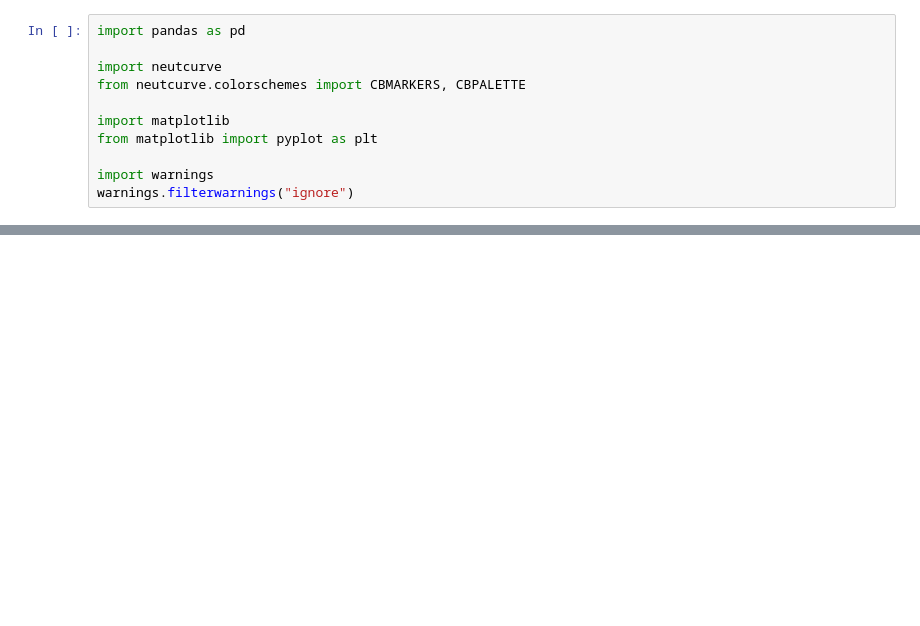
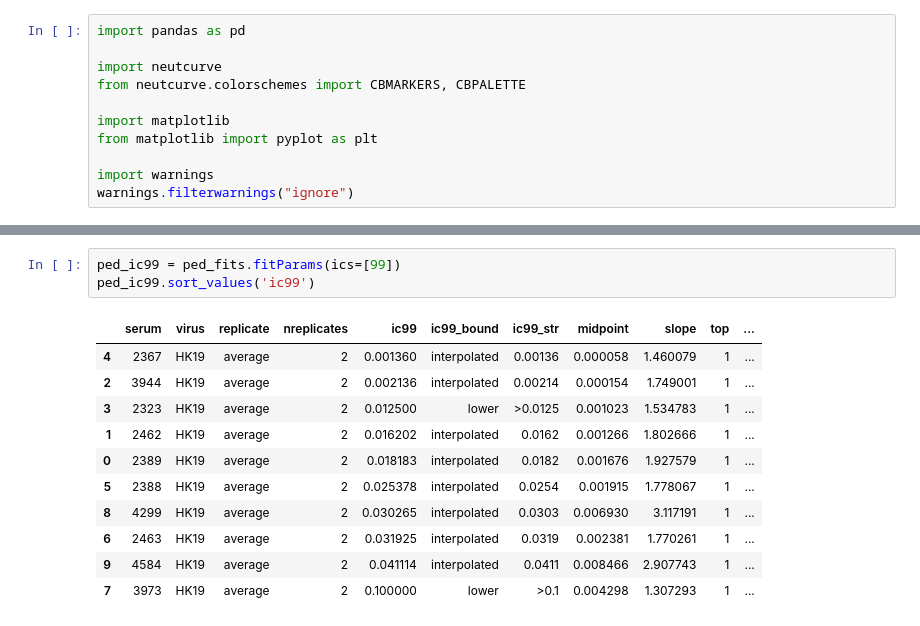
Before and after one commit to sorsinelli/flu_h3_hk19_dms_ic50, a Jupyter notebook: experiments/serum_screening_hk19/age_cohort_sera/finalized_neut_curves.ipynb, the cells around one changed output, grey strips where cells are left out. Drawn from its saved outputs; the diff is of its cells as text; blank space fills up the shorter version.

```diff
--- a/experiments/serum_screening_hk19/age_cohort_sera/finalized_neut_curves.ipynb
+++ b/experiments/serum_screening_hk19/age_cohort_sera/finalized_neut_curves.ipynb
@@ -11,0 +50,15 @@ warnings.filterwarnings("ignore")
+# %%
+ped_ic99 = ped_fits.fitParams(ics=[99])
+ped_ic99.sort_values('ic99')
+# %% [output]
+|  | serum | virus | replicate | nreplicates | ic99 | ic99_bound | ic99_str | midpoint | slope | top | ... |
+| 4 | 2367 | HK19 | average | 2 | 0.001360 | interpolated | 0.00136 | 0.000058 | 1.460079 | 1 | ... |
+| 2 | 3944 | HK19 | average | 2 | 0.002136 | interpolated | 0.00214 | 0.000154 | 1.749001 | 1 | ... |
+| 3 | 2323 | HK19 | average | 2 | 0.012500 | lower | >0.0125 | 0.001023 | 1.534783 | 1 | ... |
+| 1 | 2462 | HK19 | average | 2 | 0.016202 | interpolated | 0.0162 | 0.001266 | 1.802666 | 1 | ... |
+| 0 | 2389 | HK19 | average | 2 | 0.018183 | interpolated | 0.0182 | 0.001676 | 1.927579 | 1 | ... |
+| 5 | 2388 | HK19 | average | 2 | 0.025378 | interpolated | 0.0254 | 0.001915 | 1.778067 | 1 | ... |
+| 8 | 4299 | HK19 | average | 2 | 0.030265 | interpolated | 0.0303 | 0.006930 | 3.117191 | 1 | ... |
+| 6 | 2463 | HK19 | average | 2 | 0.031925 | interpolated | 0.0319 | 0.002381 | 1.770261 | 1 | ... |
+| 9 | 4584 | HK19 | average | 2 | 0.041114 | interpolated | 0.0411 | 0.008466 | 2.907743 | 1 | ... |
+| 7 | 3973 | HK19 | average | 2 | 0.100000 | lower | >0.1 | 0.004298 | 1.307293 | 1 | ... |
```
Also changed, not shown: parts of 15 cells of this notebook, 15 other files.
